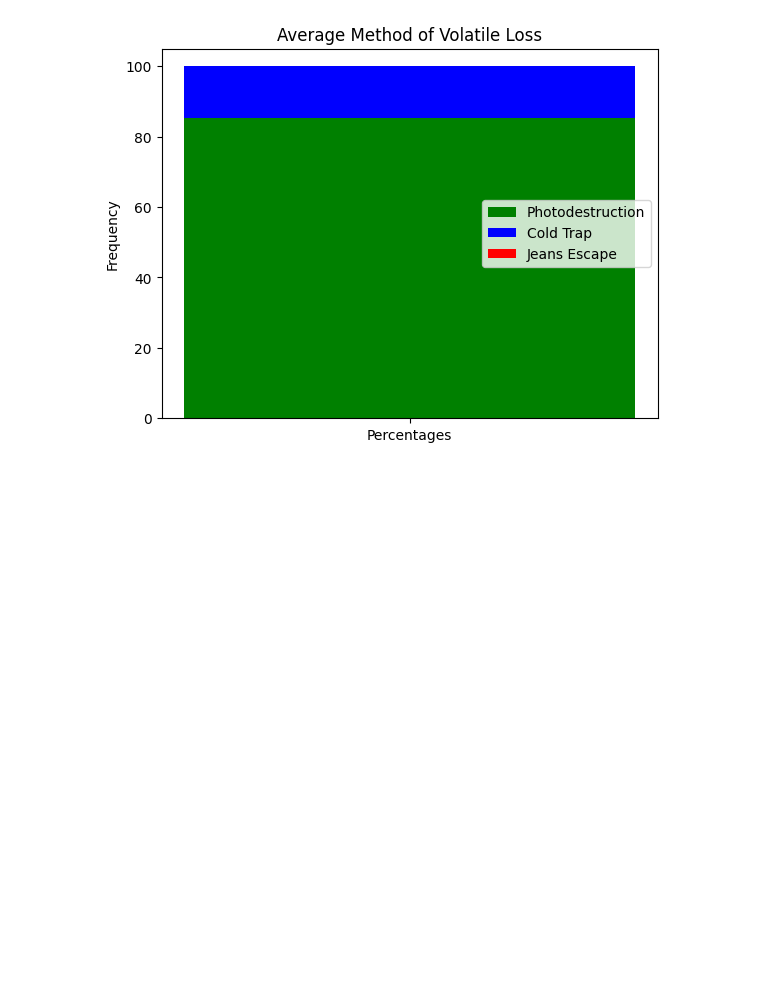
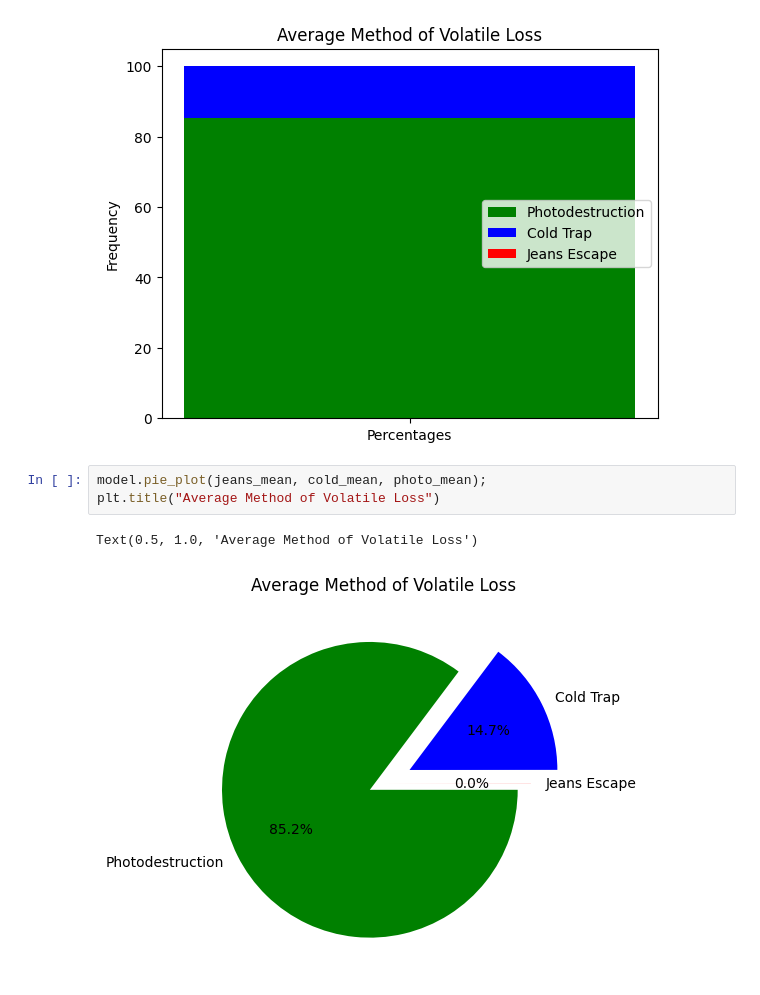
Before and after one commit to olincollege/scicomp-p2-migration, a Jupyter notebook: migration.ipynb, the cells around one changed output. Cells and saved outputs as stored; diff of their text form; blank space fills up the shorter version.

Commit message:
Added pie chart visualization

```diff
--- a/migration.ipynb
+++ b/migration.ipynb
@@ -104,3 +104,9 @@ plt.ylabel("Frequency");
 plt.legend(["Photodestruction", "Cold Trap", "Jeans Escape"]);
 # %% [output]
 [figure]
+# %%
+model.pie_plot(jeans_mean, cold_mean, photo_mean);
+plt.title("Average Method of Volatile Loss")
+# %% [output]
+Text(0.5, 1.0, 'Average Method of Volatile Loss')
+[figure, added]
```
Also changed, not shown: 1 other file.
